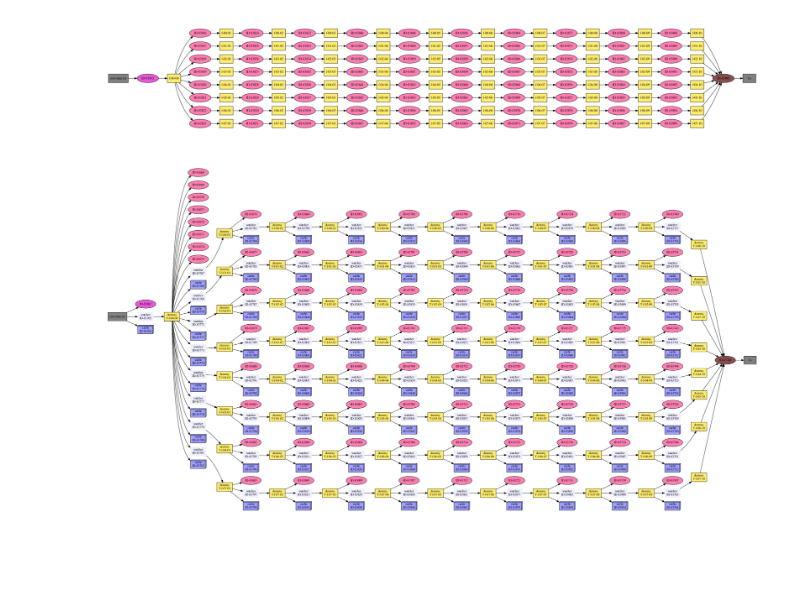
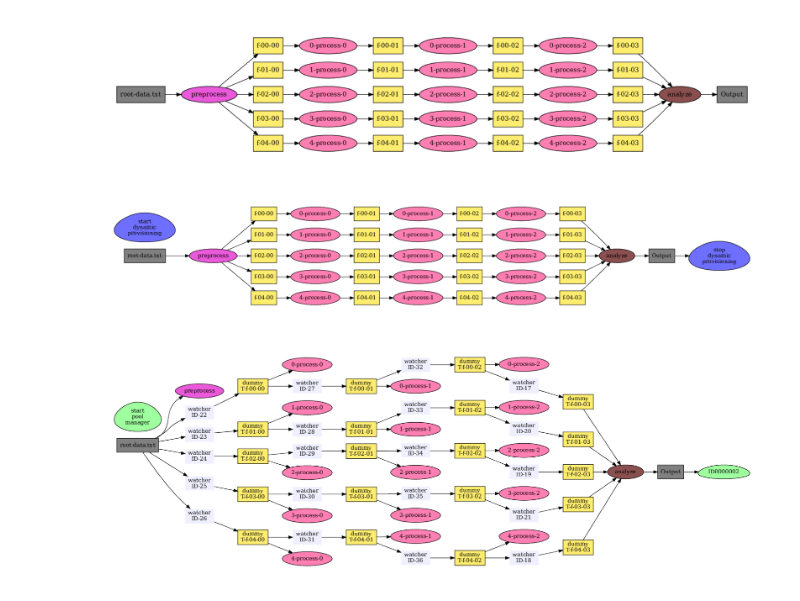
Before and after one commit to biddisco/maestro-pegasus, a Jupyter notebook: view-workflow.ipynb, the cells around one changed output. Saved outputs shown, nothing was run; the diff lists cells and outputs as text; code cells hidden in the pictures; blank space fills up the shorter version.

Commit message:
Workflow setup for CDO tests on daint

```diff
--- a/view-workflow.ipynb
+++ b/view-workflow.ipynb
@@ -55,38 +55,48 @@ display_files        = True
 transitive_reduction = True
 left_right           = True
 
-file1 = 'demo-filemode.yml'
+file1 = 'demo-orig.yml'
 I1 = display_workflow(file1, transitive_reduction, display_files, left_right)
 
-file2 = 'demo-maestro.yml'
-I2 = display_workflow(file2, transitive_reduction, display_files, left_right ) # left_right and cdo_dependencies)
+file2 = 'demo-beegfs.yml'
+I2 = display_workflow(file2, transitive_reduction, display_files, left_right)
+
+file3 = 'demo-maestro.yml'
+I3 = display_workflow(file3, transitive_reduction, display_files, left_right ) # left_right and cdo_dependencies)
 
 # ---------------------------------------
 # rename pdf files based on what options we used to generate the DAG pics
 fstring  = "-cdo" if cdo_dependencies else ""
 fstring += "-files" if display_files else ""
 fstring += "-reduced" if transitive_reduction else ""
 image_name1 = I1.replace('.dot.pdf', fstring + '.pdf')
 image_name2 = I2.replace('.dot.pdf', fstring + '.pdf')
+image_name3 = I3.replace('.dot.pdf', fstring + '.pdf')
 os.rename(I1, image_name1)
 os.rename(I2, image_name2)
+os.rename(I3, image_name3)
 
 # ---------------------------------------
 # read+convert PDFs into images
 img_A = WImage(filename=image_name1)
 img_B = WImage(filename=image_name2)
+img_C = WImage(filename=image_name3)
 
 # ---------------------------------------
 # figure size in inches optional
 rcParams['figure.figsize'] = 32, 32
 # ---------------------------------------
 # display images in notebook
 fig, ax = plt.subplots(1,1)
 ax.imshow(img_A);
 ax.set_axis_off()
 fig, ax = plt.subplots(1,1)
 ax.imshow(img_B);
 ax.set_axis_off()
+fig, ax = plt.subplots(1,1)
+ax.imshow(img_C);
+ax.set_axis_off()
 # %% [output]
-[figure, old version]
+[figure, new version]
-[figure, old version]
+[figure, new version]
+[figure, added]
```
Also changed, not shown: 7 other files.
